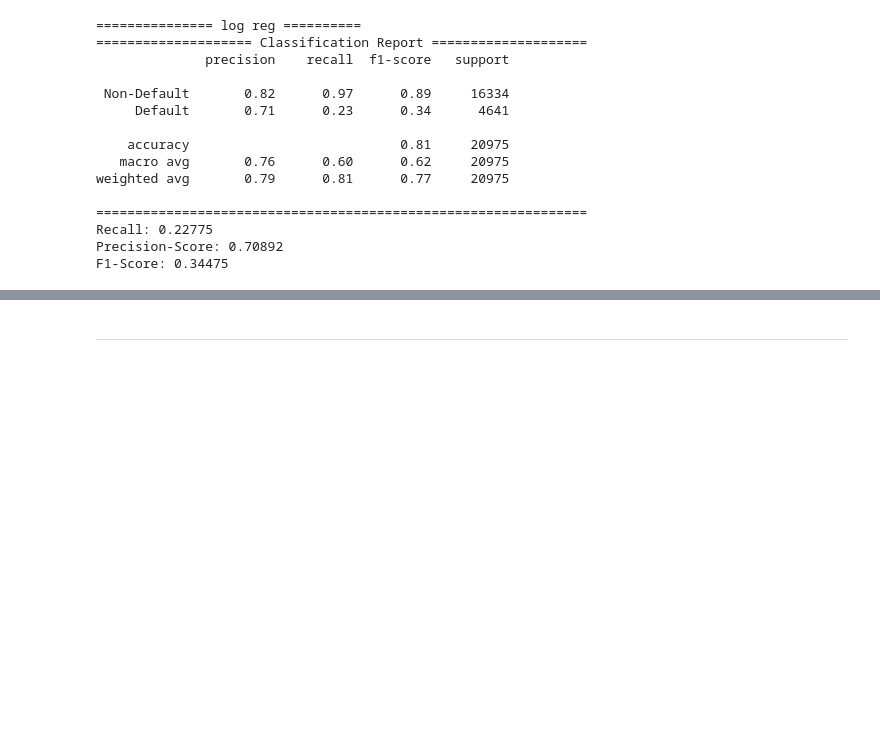
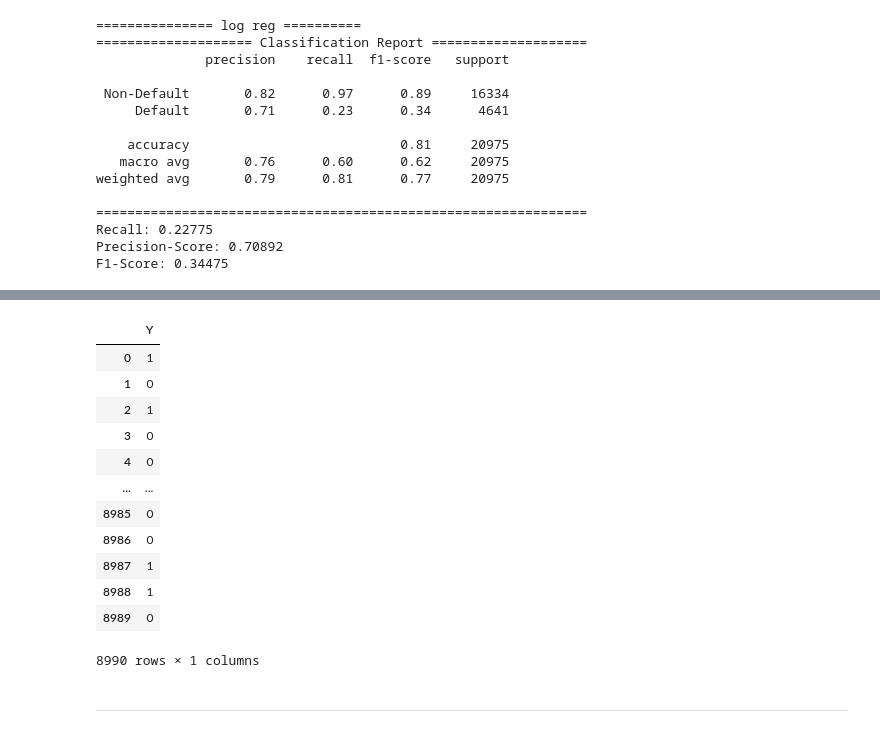
Before and after one commit to Banjiola/creditcard_default_risk, a Jupyter notebook: notebooks/sample.ipynb, the cells around one changed output, grey strips where cells are left out. Drawn from its saved outputs; the diff is of its cells as text; code cells hidden in the pictures; blank space fills up the shorter version.

```diff
--- a/notebooks/sample.ipynb
+++ b/notebooks/sample.ipynb
@@ -212,2 +253,19 @@ y_test.to_csv("C:/Users/banji/creditCard_default_risk/data/y_test.csv", index=Fa
+# %%
+y_test = pd.read_csv("C:/Users/banji/creditCard_default_risk/data/y_test.csv")
+y_test
+# %% [output]
+|  | Y |
+| 0 | 1 |
+| 1 | 0 |
+| 2 | 1 |
+| 3 | 0 |
+| 4 | 0 |
+| ... | ... |
+| 8985 | 0 |
+| 8986 | 0 |
+| 8987 | 1 |
+| 8988 | 1 |
+| 8989 | 0 |
+8990 rows × 1 columns
 # %% [markdown]
 ---
```
Also changed, not shown: parts of 30 cells of this notebook, 13 other files.
